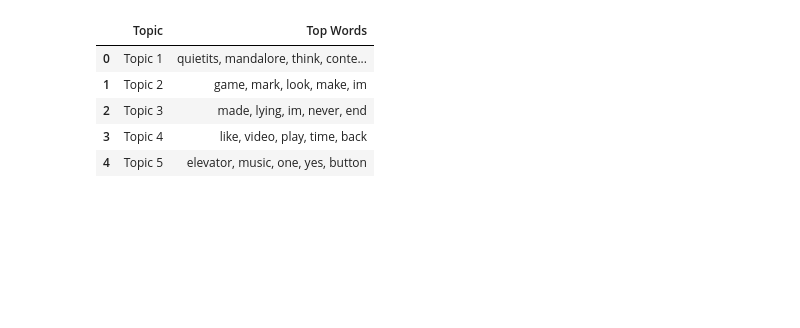
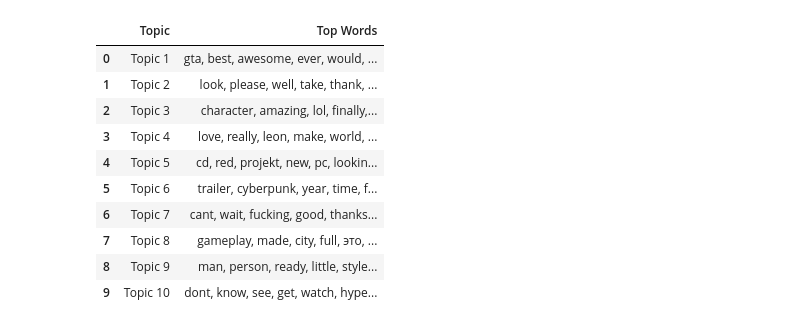
Before and after one commit to idaliaa/Game-Study, a Jupyter notebook: topic_modelling.ipynb, the cells around one changed output. Saved outputs shown, nothing was run; the diff lists cells and outputs as text; code cells hidden in the pictures; blank space fills up the shorter version.

```diff
--- a/topic_modelling.ipynb
+++ b/topic_modelling.ipynb
@@ -1 +18,6 @@
+# %%
+# Set Pandas display options to avoid truncating text in columns
+pd.set_option('display.max_columns', None)  # Display all columns
+pd.set_option('display.max_colwidth', None)  # Avoid truncating text
+pd.set_option('display.width', 1000)        # Increase the total display width
 # %%
@@ -98,0 +95,13 @@ pyLDAvis.display(vis)
+# %%
+# Apply LDA (find 5 topics)
+lda_model = LdaModel(corpus, num_topics=10, id2word=dictionary, passes=15)
+
+# Show the topics and top words associated with each topic
+topics = lda_model.print_topics(num_words=5)
+for topic in topics:
+    print(topic)
+
+# Optional: Visualize topics using pyLDAvis
+pyLDAvis.enable_notebook()
+vis = pyLDAvis.gensim.prepare(lda_model, corpus, dictionary)
+pyLDAvis.display(vis)
@@ -99,30 +120,35 @@ pyLDAvis.display(vis)
 # %%
 import pandas as pd
 
 # Assuming 'lda_model' is your trained LDA model and 'topics' contain the topics
-topics = lda_model.print_topics(num_words=5)
+topics = lda_model.print_topics(num_words=15)
 
 # Extract topics and their top words
 topic_data = []
 for topic_id, topic in enumerate(topics):
     words = [word.split('*')[1].strip().replace('"', '') for word in topic[1].split(' + ')]
     topic_data.append({
         'Topic': f'Topic {topic_id + 1}',
         'Top Words': ', '.join(words)
     })
 
 # Create DataFrame from the extracted data
 df_comparison = pd.DataFrame(topic_data)
 
 # Display the DataFrame as a table (it will automatically display in Jupyter Notebooks)
 df_comparison
 # %% [output]
 |  | Topic | Top Words |
-| 0 | Topic 1 | quietits, mandalore, think, conte... |
-| 1 | Topic 2 | game, mark, look, make, im |
-| 2 | Topic 3 | made, lying, im, never, end |
-| 3 | Topic 4 | like, video, play, time, back |
-| 4 | Topic 5 | elevator, music, one, yes, button |
+| 0 | Topic 1 | gta, best, awesome, ever, would, ... |
+| 1 | Topic 2 | look, please, well, take, thank, ... |
+| 2 | Topic 3 | character, amazing, lol, finally,... |
+| 3 | Topic 4 | love, really, leon, make, world, ... |
+| 4 | Topic 5 | cd, red, projekt, new, pc, lookin... |
+| 5 | Topic 6 | trailer, cyberpunk, year, time, f... |
+| 6 | Topic 7 | cant, wait, fucking, good, thanks... |
+| 7 | Topic 8 | gameplay, made, city, full, это, ... |
+| 8 | Topic 9 | man, person, ready, little, style... |
+| 9 | Topic 10 | dont, know, see, get, watch, hype... |
 # %%
 import pandas as pd
 # Set Pandas display options to avoid truncating text in columns
```
Also changed, not shown: parts of 4 cells of this notebook, 19 other files.
